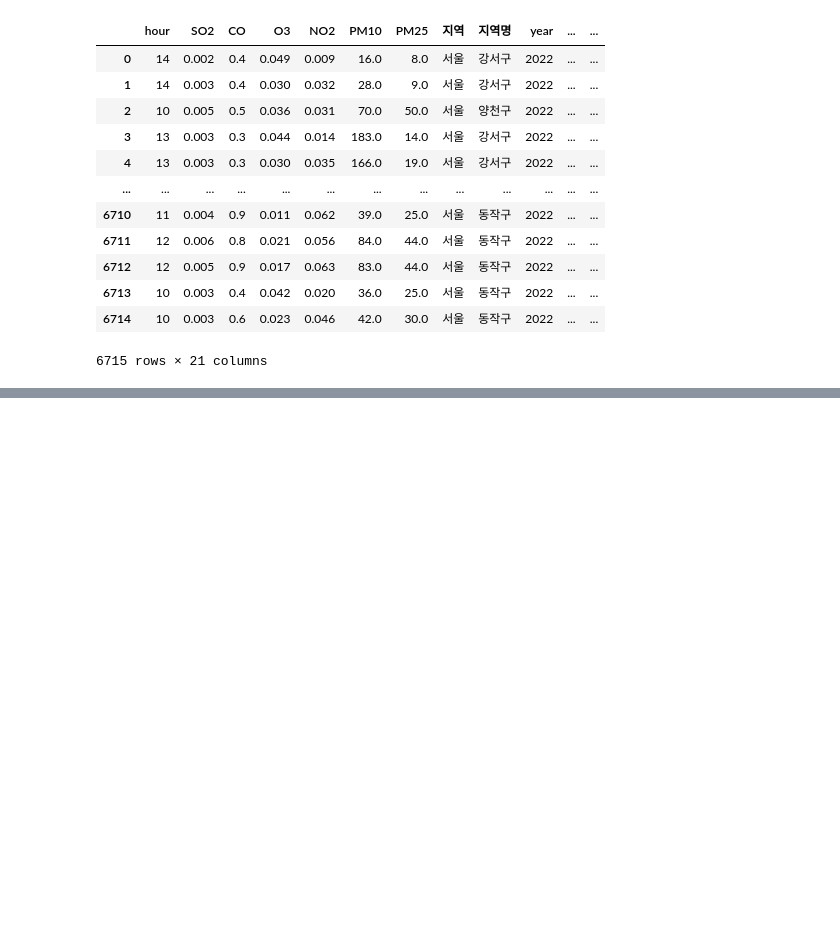
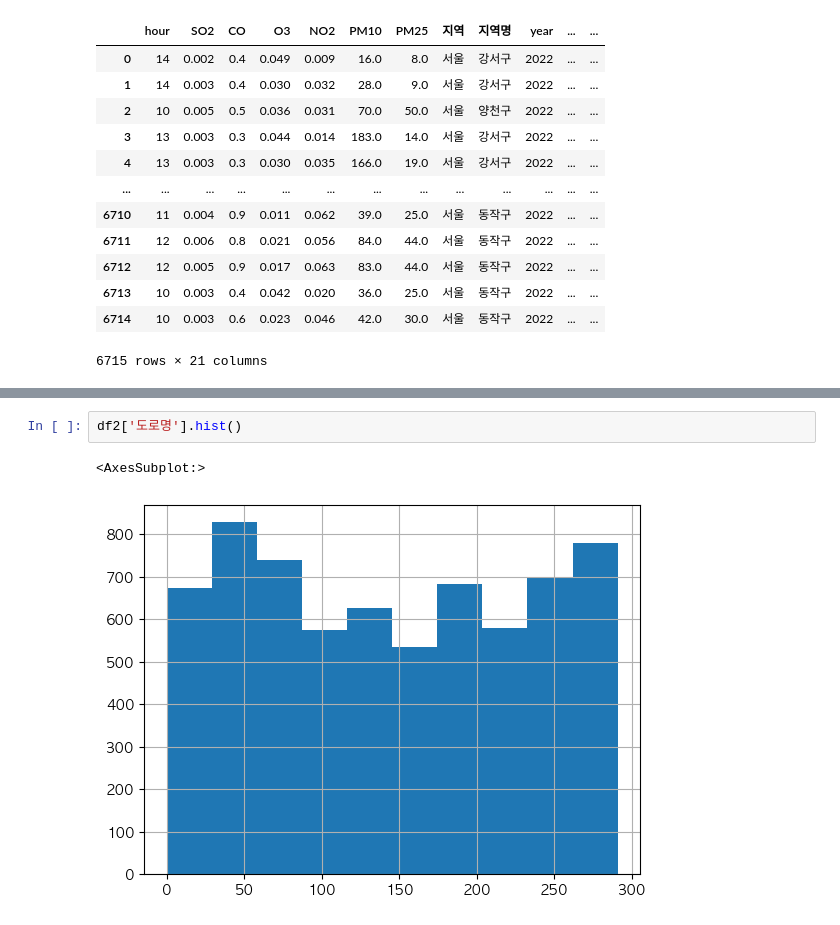
Before and after one commit to eunyoung030927/2024-Environmental-Data-Analysis-and-Utilization-Competition, a Jupyter notebook: model/preprocessing.ipynb, the cells around one changed output, grey strips where cells are left out. Cells and saved outputs as stored; diff of their text form; blank space fills up the shorter version.

```diff
--- a/model/preprocessing.ipynb
+++ b/model/preprocessing.ipynb
@@ -659,0 +805,5 @@ df2['']
+# %%
+df2['도로명'].hist()
+# %% [output]
+<AxesSubplot:>
+[figure, added]
```
Also changed, not shown: parts of 14 cells of this notebook, 3 other files.
